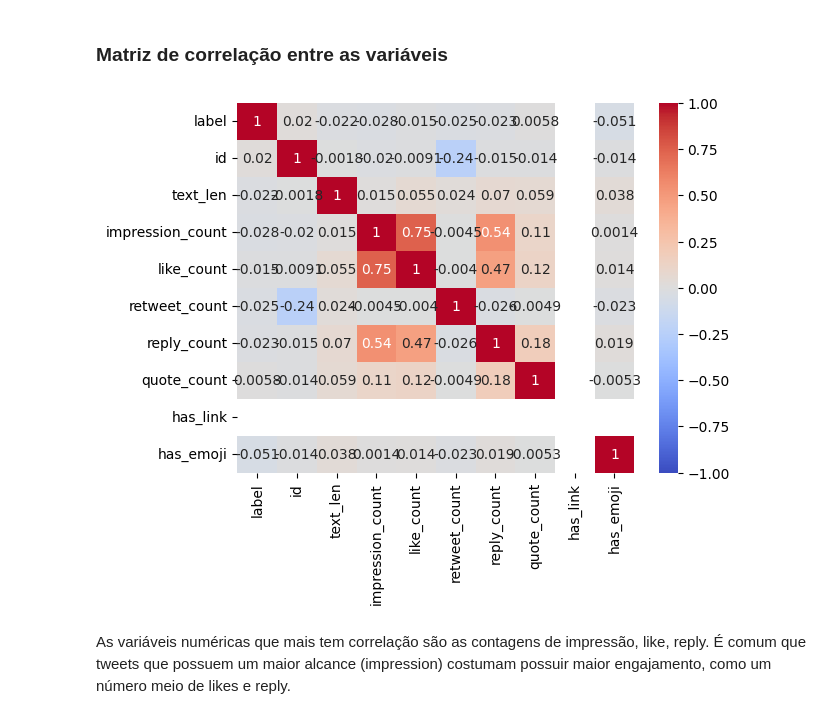
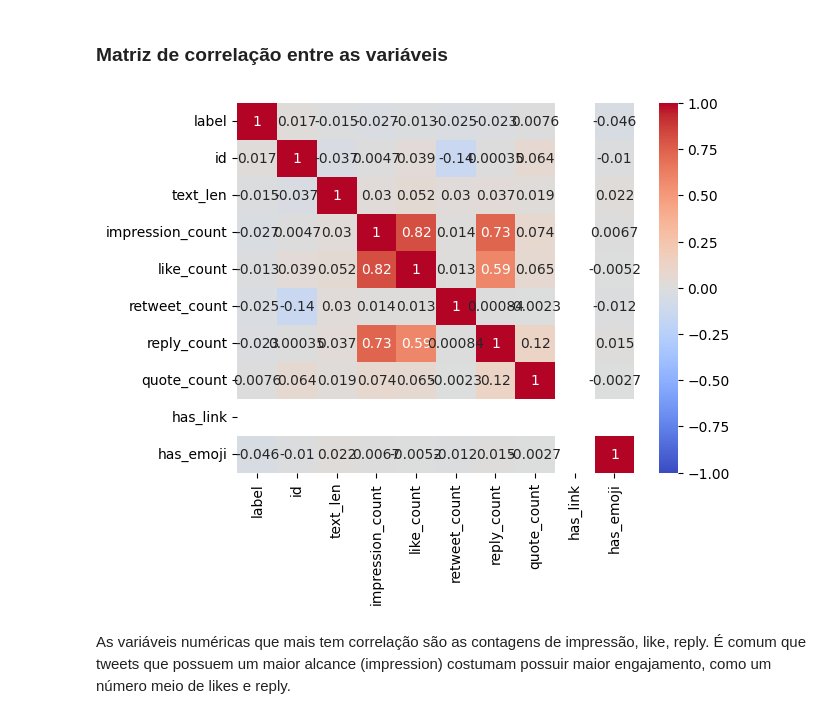
Before and after one commit to leomoreno8/classification-ti26s, a Jupyter notebook: analysis.ipynb, the cells around one changed output. Cells and saved outputs as stored; diff of their text form; code cells hidden in the pictures.

```diff
--- a/analysis.ipynb
+++ b/analysis.ipynb
@@ -154,14 +154,14 @@ df.describe()
 ### Matriz de correlação entre as variáveis
 # %%
 # Calculando a matriz de correlação
-matriz_corr = df_all.corr(numeric_only=True)
+matriz_corr = df.corr(numeric_only=True)
 
 # Plotando o mapa de calor com seaborn
 sns.heatmap(matriz_corr, annot=True, cmap='coolwarm', vmin=-1, vmax=1)
 
 plt.show()
 # %% [output]
-[figure, old version]
+[figure, new version]
 # %% [markdown]
 As variáveis numéricas que mais tem correlação são as contagens de impressão, like, reply. É comum que tweets que possuem um maior alcance (impression) costumam possuir maior engajamento, como um número meio de likes e reply.
 # %% [markdown]
```
Also changed, not shown: parts of 15 cells of this notebook, 4 other files.
